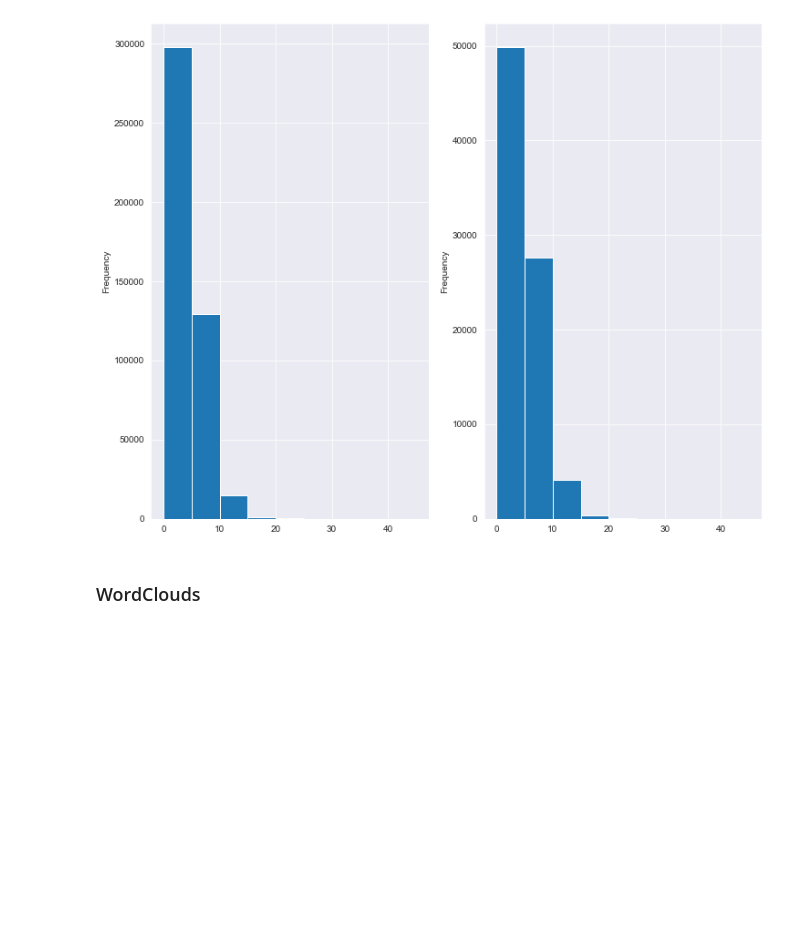
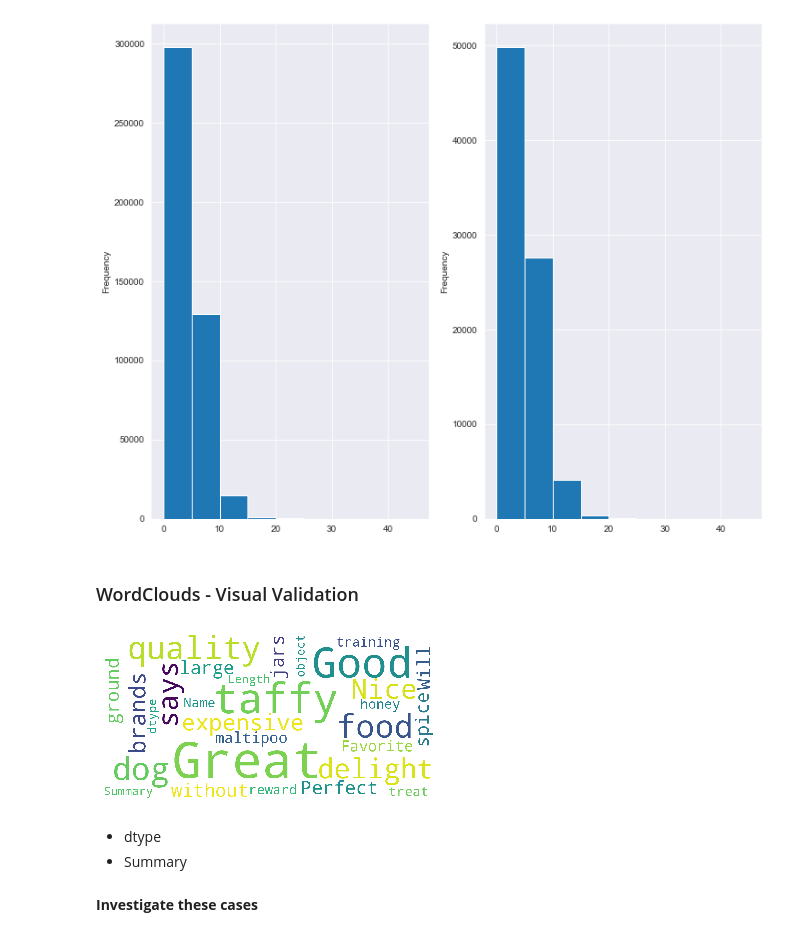
Before and after one commit to adimyth/customer_sentiment_analysis, a Jupyter notebook: notebooks/exploratory_data_analysis.ipynb, the cells around one changed output. Saved outputs shown, nothing was run; the diff lists cells and outputs as text; code cells hidden in the pictures; blank space fills up the shorter version.

```diff
--- a/notebooks/exploratory_data_analysis.ipynb
+++ b/notebooks/exploratory_data_analysis.ipynb
@@ -385,0 +411,2 @@ https://towardsdatascience.com/metrics-to-evaluate-your-machine-learning-algorit
+# %%
+df = df.loc[~((df["Text"].duplicated()) & (df["Summary"].isna()))]
@@ -440,4 +471,4 @@ _ = df.loc[df["Class"]=="Negative"]["Count"].plot(kind="hist", bins=np.arange(0,
 # %% [output]
 [figure]
 # %% [markdown]
-### WordClouds
+### WordClouds - Visual Validation
@@ -443,0 +477,28 @@ _ = df.loc[df["Class"]=="Negative"]["Count"].plot(kind="hist", bins=np.arange(0,
+# %%
+stopwords = set(STOPWORDS)
+# %%
+def show_wordcloud(data, title = None):
+    wordcloud = WordCloud(
+        background_color='white',
+        stopwords=stopwords,
+        max_words=20000,
+        max_font_size=60,
+        scale=3,
+        random_state=1,
+        collocation_threshold=10
+        )
+
+    wordcloud=wordcloud.generate(str(data))
+    plt.imshow(wordcloud,interpolation='nearest')
+    plt.axis('off')
+# %%
+positive_summary = df.loc[df["Class"]=="Positive"]["Summary"]
+# %%
+show_wordcloud(positive_summary, title="Positive Class")
+# %% [output]
+[figure, added]
+# %% [markdown]
+* dtype
+* Summary
+# %% [markdown]
+**Investigate these cases**
```
Also changed, not shown: parts of 81 cells of this notebook, 2 other files.
